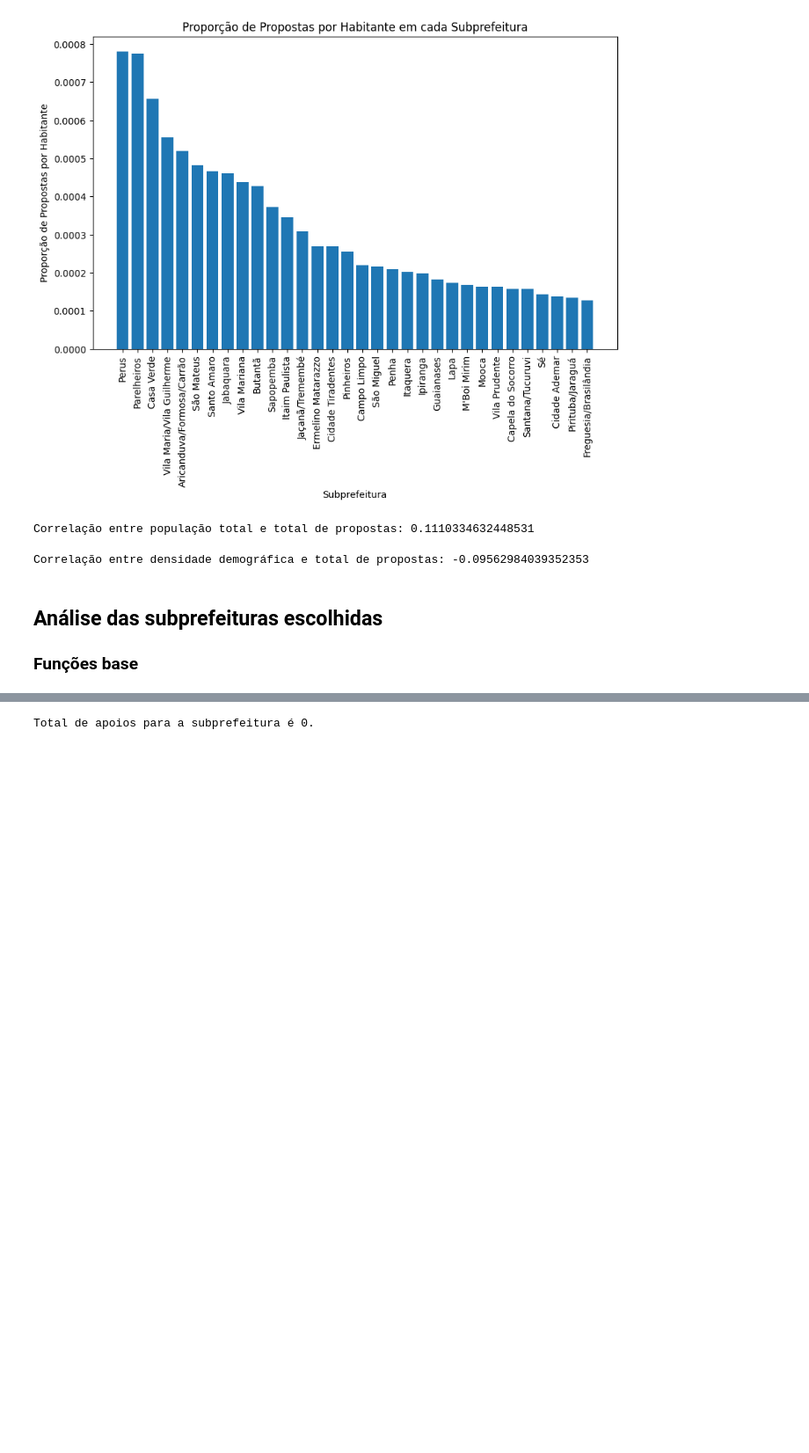
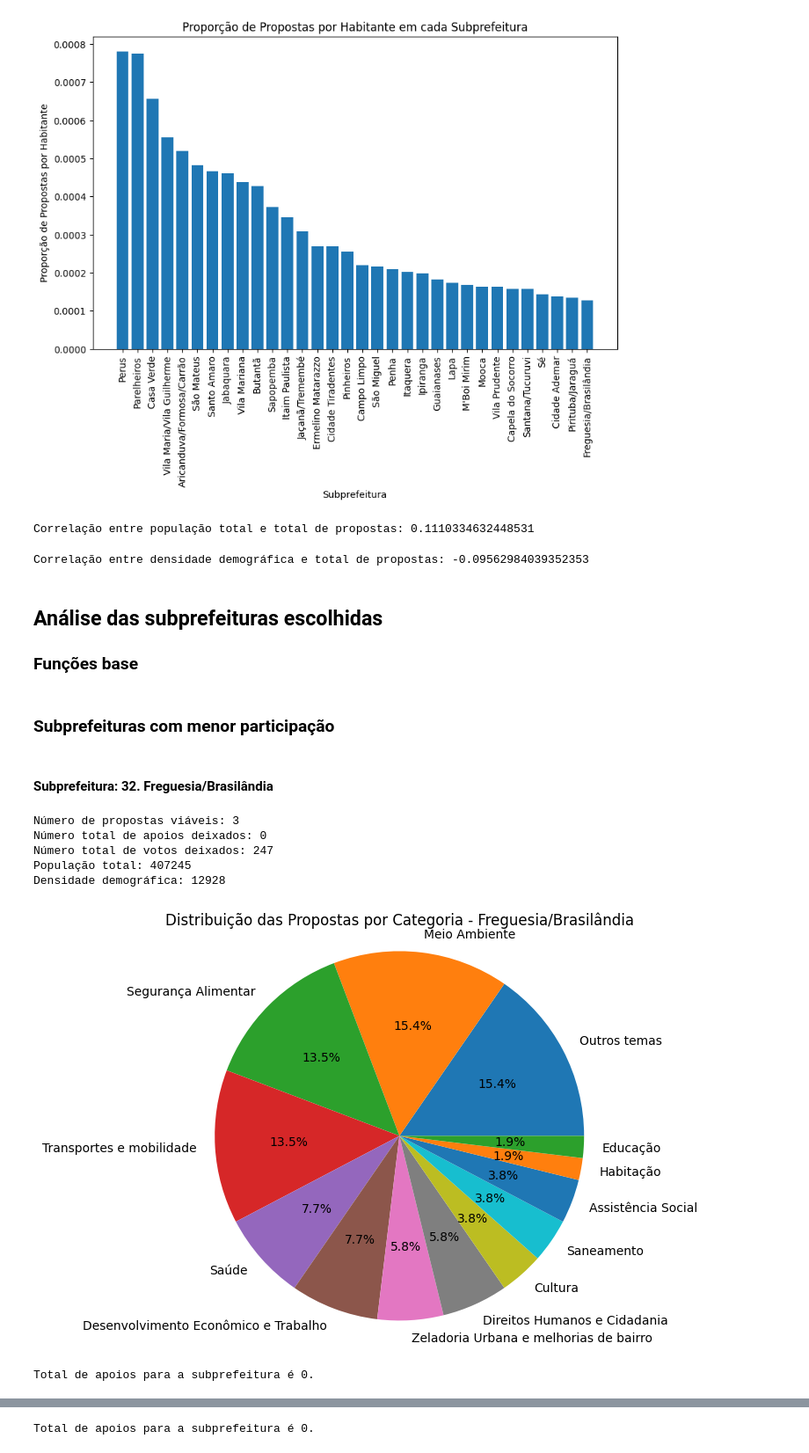
Before and after one commit to iwamotoraphael/participacao-politica, a Jupyter notebook: analise/participe+/orcamento_participativo_2022.ipynb, the cells around one changed output, grey strips where cells are left out. Shown at 88% size. Saved outputs shown, nothing was run; the diff lists cells and outputs as text; code cells hidden in the pictures; blank space fills up the shorter version.

```diff
--- a/analise/participe+/orcamento_participativo_2022.ipynb
+++ b/analise/participe+/orcamento_participativo_2022.ipynb
@@ -528,3 +528,29 @@ def grafico_propostas_eleitas_viaveis(nome_da_subprefeitura: str) -> None:
 
   # Exibir o gráfico
   plt.show()
+# %% [markdown]
+### Subprefeituras com menor participação
+# %% [markdown]
+#### Subprefeitura: 32. Freguesia/Brasilândia
+# %%
+subprefeitura = 'Freguesia/Brasilândia'
+# %%
+dados_gerais_da_subprefeitura(subprefeitura)
+# %% [output]
+Número de propostas viáveis: 3
+Número total de apoios deixados: 0
+Número total de votos deixados: 247
+População total: 407245
+Densidade demográfica: 12928
+# %%
+grafico_propostas_por_categoria(subprefeitura)
+# %% [output]
+[figure, added]
+# %%
+apoios = total_de_apoios(subprefeitura)
+if (apoios != 0):
+  propostas_mais_apoios(subprefeitura)
+else:
+  print("Total de apoios para a subprefeitura é 0.")
+# %% [output]
+Total de apoios para a subprefeitura é 0.
```
Also changed, not shown: parts of 43 cells of this notebook, 1 other file.
